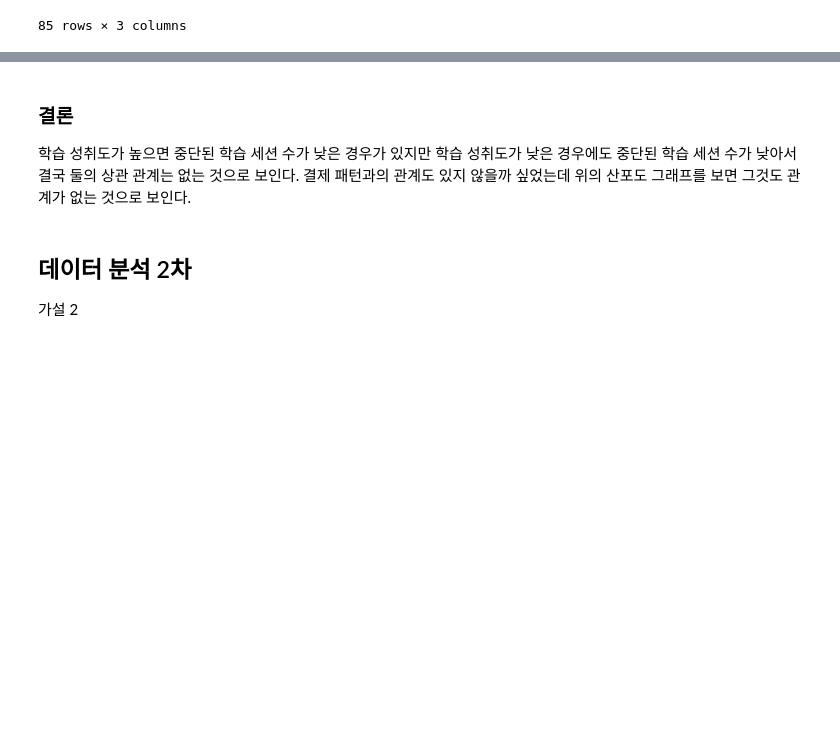
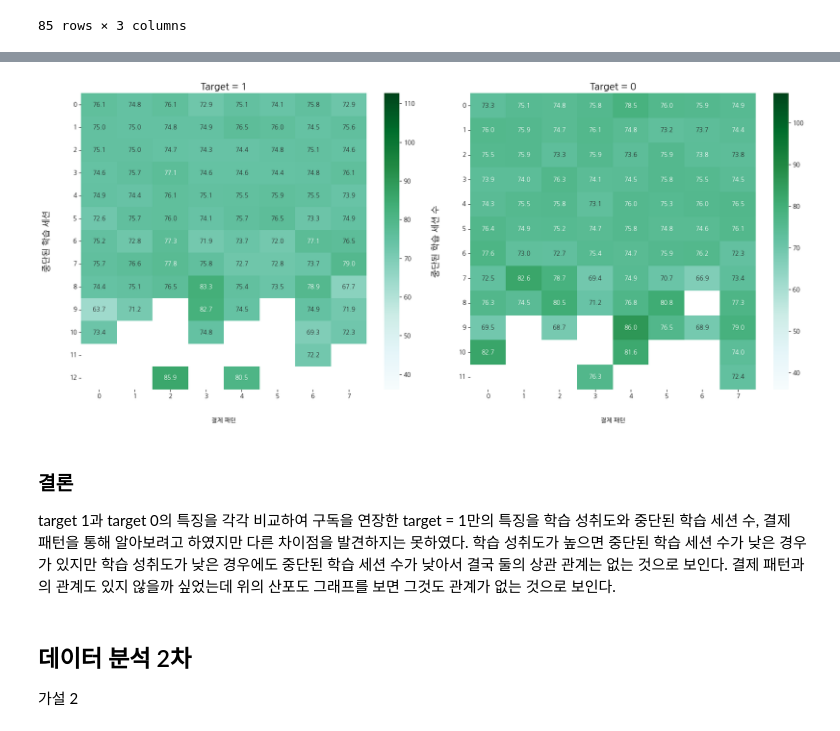
Before and after one commit to YeonsuJI/WASSUP4, a Jupyter notebook: 05_Data_Analysis/DA_Mini_Project.ipynb, the cells around one changed output, grey strips where cells are left out. Cells and saved outputs as stored; diff of their text form; code cells hidden in the pictures; blank space fills up the shorter version.

```diff
--- a/05_Data_Analysis/DA_Mini_Project.ipynb
+++ b/05_Data_Analysis/DA_Mini_Project.ipynb
@@ -319,6 +304,55 @@ No artists with labels found to put in legend.  Note that artists whose label st
+# %%
+# 피벗 테이블 생성
+pivot_1_table = selected_1_data.pivot_table(values='recent_learning_achievement',
+                                        index='abandoned_learning_sessions',
+                                        columns='payment_pattern')
+
+
+pivot_0_table = selected_0_data.pivot_table(values='recent_learning_achievement',
+                                        index='abandoned_learning_sessions',
+                                        columns='payment_pattern')
+
+# 서브플롯 생성
+fig, axes = plt.subplots(nrows=1, ncols=2, figsize=(18, 8))
+
+# 서브플롯 1 (Target = 1)
+plt.subplot(1, 2, 1)
+sns.heatmap(data=pivot_1_table,
+            annot=True,
+            fmt='.1f',
+            vmin=selected_1_data['recent_learning_achievement'].min(),
+            vmax=selected_1_data['recent_learning_achievement'].max(),
+            cmap="BuGn"
+           )
+plt.xlabel('결제 패턴', fontsize=10, labelpad=30)
+plt.ylabel('중단된 학습 세션', fontsize=14, labelpad=30)
+plt.title('Target = 1', fontsize=16)
+plt.tick_params(axis='y', rotation=0)
+
+# 서브플롯 2 (Target = 0)
+plt.subplot(1, 2, 2)
+sns.heatmap(data=pivot_0_table,
+            annot=True,
+            fmt='.1f',
+            vmin=selected_0_data['recent_learning_achievement'].min(),
+            vmax=selected_0_data['recent_learning_achievement'].max(),
+            cmap="BuGn"
+           )
+plt.xlabel('결제 패턴', fontsize=10, labelpad=30)
+plt.ylabel('중단된 학습 세션 수', fontsize=14, labelpad=30)
+plt.title('Target = 0', fontsize=16)
+plt.tick_params(axis='y', rotation=0)
+
+# 레이아웃 조정
+plt.tight_layout()
+
+# 그래프 표시
+plt.show()
+# %% [output]
+[figure, added]
 # %% [markdown]
 ### 결론
-
+target 1과 target 0의 특징을 각각 비교하여 구독을 연장한 target = 1만의 특징을 학습 성취도와 중단된 학습 세션 수, 결제 패턴을 통해 알아보려고 하였지만 다른 차이점을 발견하지는 못하였다.
 학습 성취도가 높으면 중단된 학습 세션 수가 낮은 경우가 있지만 학습 성취도가 낮은 경우에도 중단된 학습 세션 수가 낮아서 결국 둘의 상관 관계는 없는 것으로 보인다.
 결제 패턴과의 관계도 있지 않을까 싶었는데 위의 산포도 그래프를 보면 그것도 관계가 없는 것으로 보인다.
 # %% [markdown]
```
Also changed, not shown: parts of 9 cells of this notebook.
